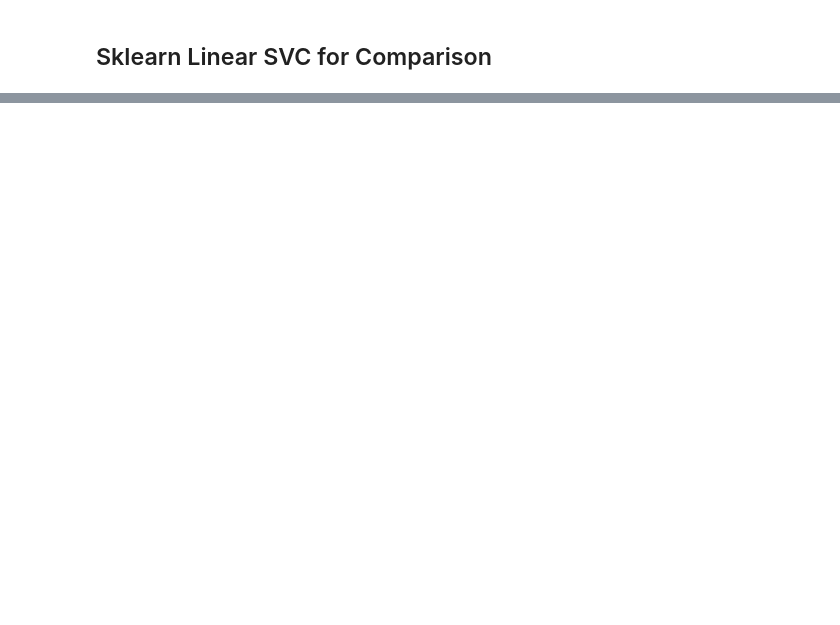
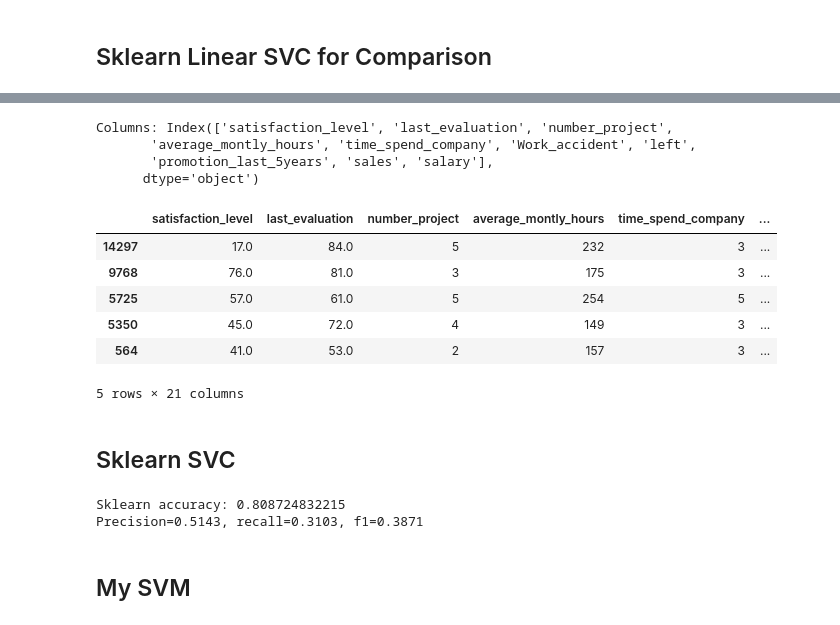
Before and after one commit to bcooper94/AdvancedDataMining, a Jupyter notebook: SVM.ipynb, the cells around one changed output, grey strips where cells are left out. Cells and saved outputs as stored; diff of their text form; code cells hidden in the pictures; blank space fills up the shorter version.

```diff
--- a/SVM.ipynb
+++ b/SVM.ipynb
@@ -220,0 +242,50 @@ Precision=0.98125, recall=0.9691358024691358, F1=0.9751552795031055
+# %%
+hrDf = pd.read_csv('data/HR_comma_sep.csv', sep=',').sample(frac=0.1)
+# hrDf.loc[hrDf['last_evaluation'], 'last_evaluation'] =
+hrDf['last_evaluation'] *= 100
+hrDf['satisfaction_level'] *= 100
+hrDf.loc[hrDf['left'] == 1, 'left'] = 1
+hrDf.loc[hrDf['left'] == 0, 'left'] = -1
+# display(hrDf.head())
+# encoder = OneHotEncoder()
+# print(hrDf['sales'])
+# encoder.fit(hrDf['sales'])
+# hrDf['encodedSales'] = encoder.transform(hrDf['sales'])
+# display(hrDf.head())
+categoricalColumns = ['sales', 'salary']
+print('Columns:', hrDf.columns)
+hrDf = pd.get_dummies(hrDf, 'enc', columns=categoricalColumns)
+display(hrDf.head())
+
+msk = np.random.rand(len(hrDf)) < 0.8
+x, y = hrDf.drop('left', axis=1), hrDf['left']
+xTrain, xTest = x[msk].as_matrix(), x[~msk].as_matrix()
+yTrain, yTest = y[msk].as_matrix(), y[~msk].as_matrix()
+# %% [output]
+Columns: Index(['satisfaction_level', 'last_evaluation', 'number_project',
+       'average_montly_hours', 'time_spend_company', 'Work_accident', 'left',
+       'promotion_last_5years', 'sales', 'salary'],
+      dtype='object')
+|  | satisfaction_level | last_evaluation | number_project | average_montly_hours | time_spend_company | ... |
+| 14297 | 17.0 | 84.0 | 5 | 232 | 3 | ... |
+| 9768 | 76.0 | 81.0 | 3 | 175 | 3 | ... |
+| 5725 | 57.0 | 61.0 | 5 | 254 | 5 | ... |
+| 5350 | 45.0 | 72.0 | 4 | 149 | 3 | ... |
+| 564 | 41.0 | 53.0 | 2 | 157 | 3 | ... |
+5 rows × 21 columns
+# %% [markdown]
+## Sklearn SVC
+# %%
+kernel = 'linear'
+testSVM = svm.SVC(kernel=kernel)
+testSVM.fit(xTrain, yTrain)
+predicted = testSVM.predict(xTest)
+precision, recall, f1, support = precision_recall_fscore_support(yTest, predicted,
+                                                                average='binary')
+print('Sklearn accuracy:', testSVM.score(xTest, yTest))
+print('Precision={:.4f}, recall={:.4f}, f1={:.4f}'.format(precision, recall, f1))
+# %% [output]
+Sklearn accuracy: 0.808724832215
+Precision=0.5143, recall=0.3103, f1=0.3871
+# %% [markdown]
+## My SVM
```
Also changed, not shown: parts of 12 cells of this notebook.
